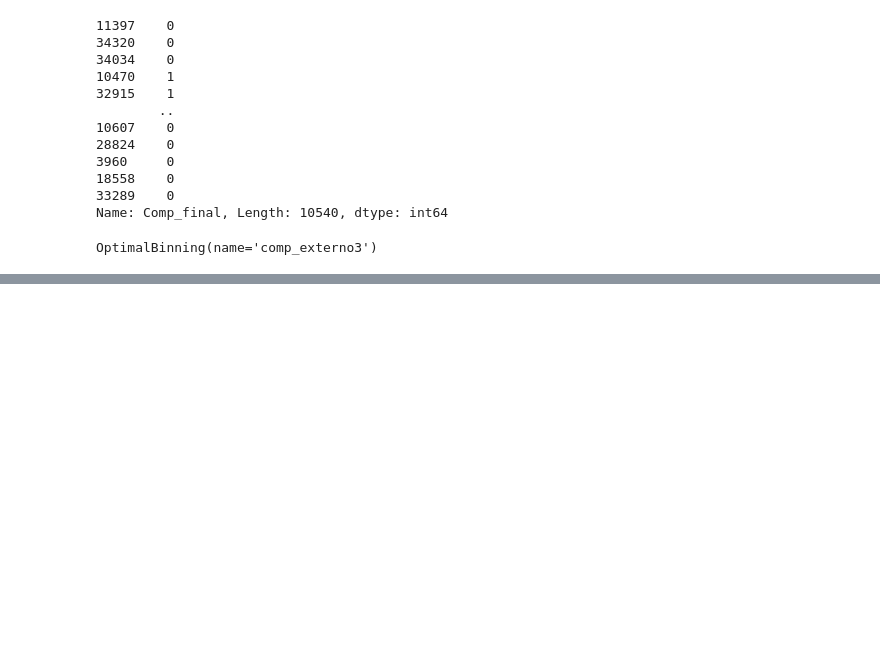
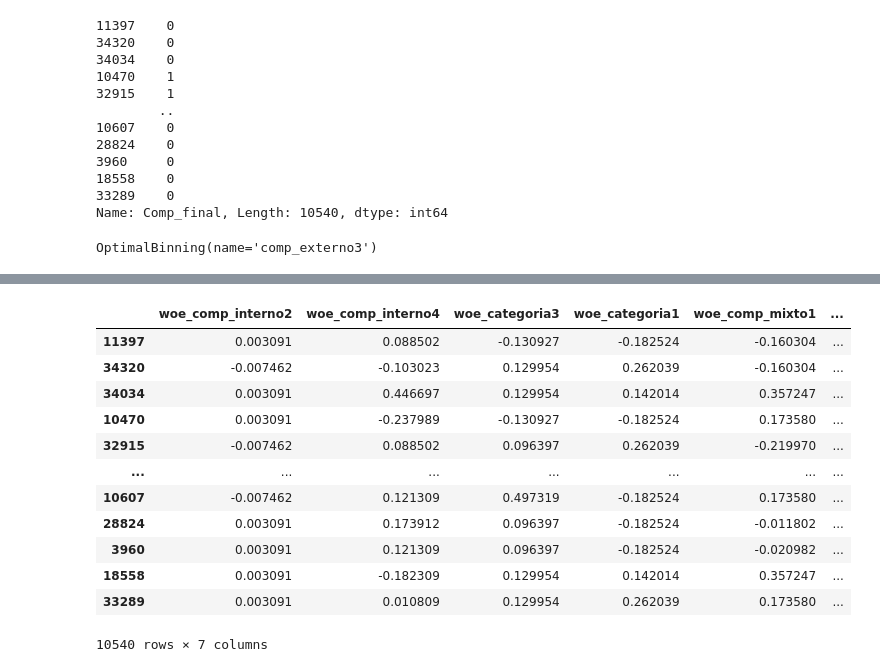
Before and after one commit to FernandoLopBa/SeminarioEstadistica_2022-1, a Jupyter notebook: Tarea 2/Ejercicio_1_Tarea2.ipynb, the cells around one changed output, grey strips where cells are left out. Saved outputs shown, nothing was run; the diff lists cells and outputs as text; code cells hidden in the pictures; blank space fills up the shorter version.

```diff
--- a/Tarea 2/Ejercicio_1_Tarea2.ipynb
+++ b/Tarea 2/Ejercicio_1_Tarea2.ipynb
@@ -964,0 +1043,16 @@ NameError: name 'X_woe_test' is not defined
+# %%
+X_woe_test
+# %% [output]
+|  | woe_comp_interno2 | woe_comp_interno4 | woe_categoria3 | woe_categoria1 | woe_comp_mixto1 | ... |
+| 11397 | 0.003091 | 0.088502 | -0.130927 | -0.182524 | -0.160304 | ... |
+| 34320 | -0.007462 | -0.103023 | 0.129954 | 0.262039 | -0.160304 | ... |
+| 34034 | 0.003091 | 0.446697 | 0.129954 | 0.142014 | 0.357247 | ... |
+| 10470 | 0.003091 | -0.237989 | -0.130927 | -0.182524 | 0.173580 | ... |
+| 32915 | -0.007462 | 0.088502 | 0.096397 | 0.262039 | -0.219970 | ... |
+| ... | ... | ... | ... | ... | ... | ... |
+| 10607 | -0.007462 | 0.121309 | 0.497319 | -0.182524 | 0.173580 | ... |
+| 28824 | 0.003091 | 0.173912 | 0.096397 | -0.182524 | -0.011802 | ... |
+| 3960 | 0.003091 | 0.121309 | 0.096397 | -0.182524 | -0.020982 | ... |
+| 18558 | 0.003091 | -0.182309 | 0.129954 | 0.142014 | 0.357247 | ... |
+| 33289 | 0.003091 | 0.010809 | 0.129954 | 0.262039 | 0.173580 | ... |
+10540 rows × 7 columns
```
Also changed, not shown: parts of 14 cells of this notebook.
